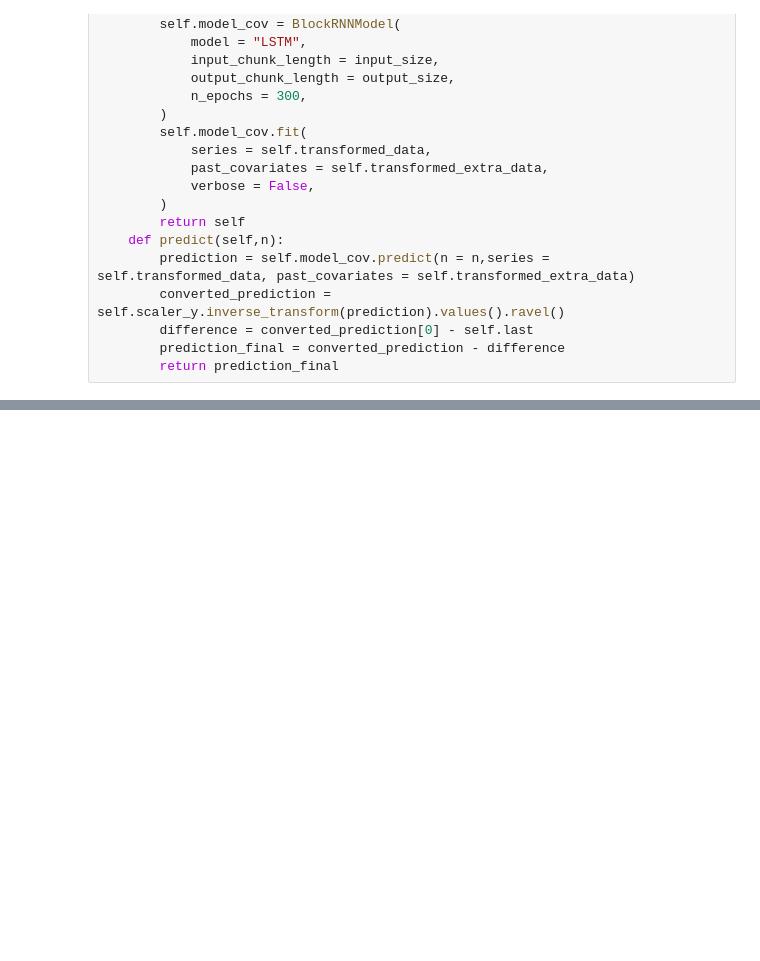
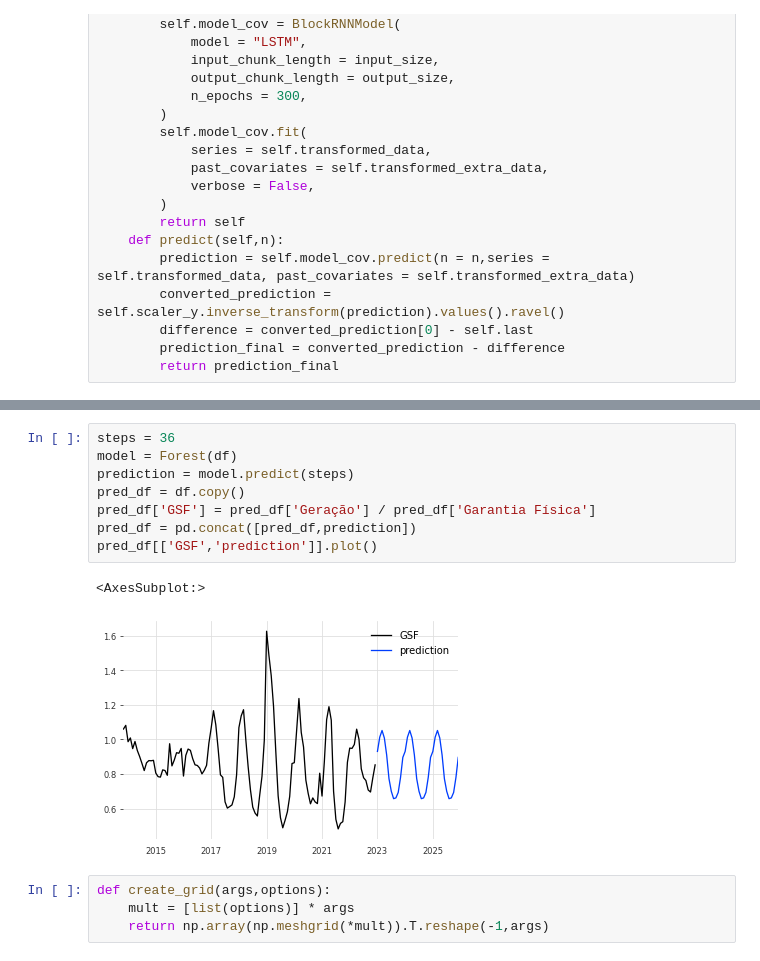
Before and after one commit to aruasouza/CTG, a Jupyter notebook: gsf.ipynb, the cells around one changed output, grey strips where cells are left out. Drawn from its saved outputs; the diff is of its cells as text; blank space fills up the shorter version.

```diff
--- a/gsf.ipynb
+++ b/gsf.ipynb
@@ -85,0 +104,15 @@ HPU available: False, using: 0 HPUs
+# %%
+steps = 36
+model = Forest(df)
+prediction = model.predict(steps)
+pred_df = df.copy()
+pred_df['GSF'] = pred_df['Geração'] / pred_df['Garantia Física']
+pred_df = pd.concat([pred_df,prediction])
+pred_df[['GSF','prediction']].plot()
+# %% [output]
+<AxesSubplot:>
+[figure, added]
+# %%
+def create_grid(args,options):
+    mult = [list(options)] * args
+    return np.array(np.meshgrid(*mult)).T.reshape(-1,args)
```
Also changed, not shown: parts of 8 cells of this notebook, 2 other files.
